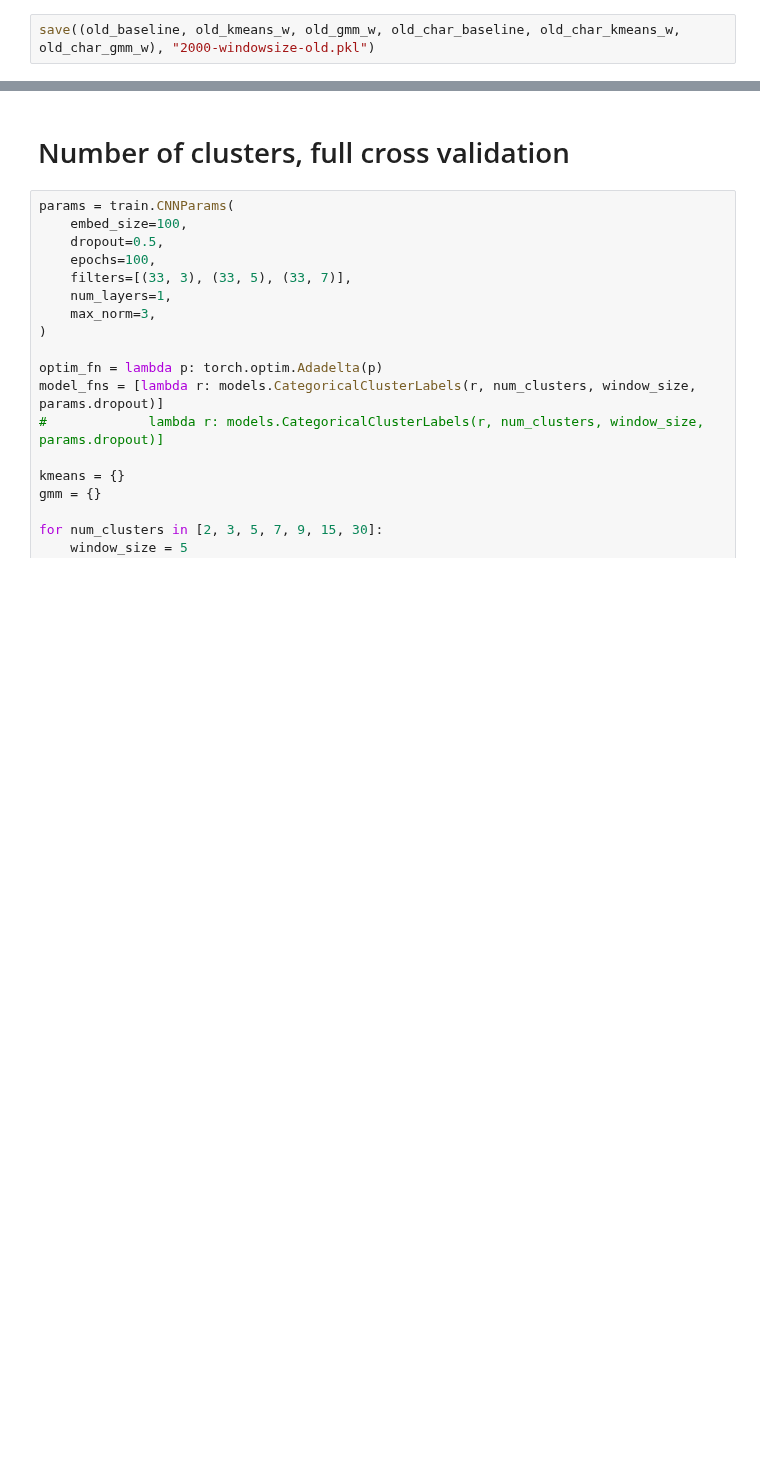
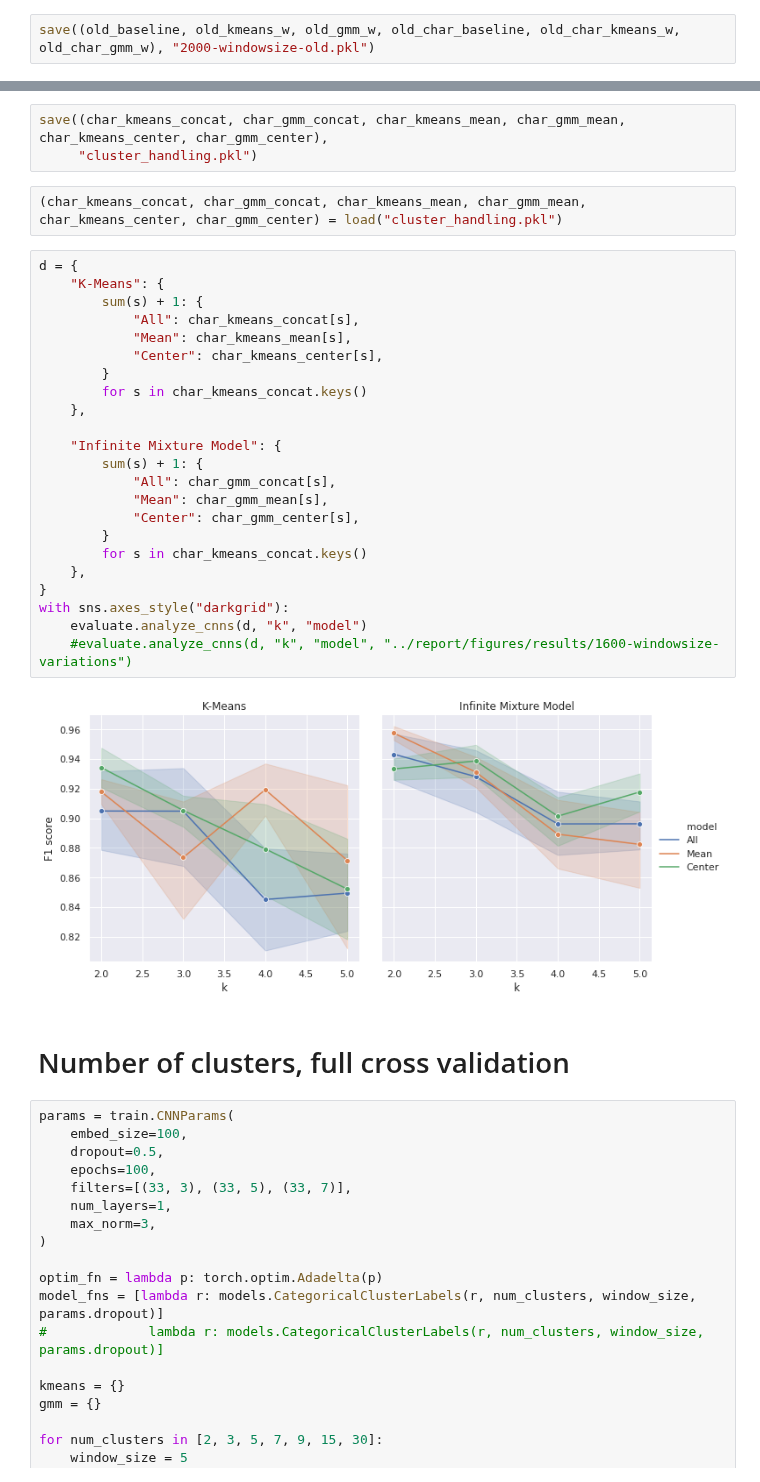
Before and after one commit to maarten990/masterthesis, a Jupyter notebook: charcnn.ipynb, the cells around one changed output, grey strips where cells are left out. Saved outputs shown, nothing was run; the diff lists cells and outputs as text; blank space fills up the shorter version.

```diff
--- a/charcnn.ipynb
+++ b/charcnn.ipynb
@@ -677,3 +457,33 @@ save((old_baseline, old_kmeans_w, old_gmm_w, old_char_baseline, old_char_kmeans_
+# %%
+save((char_kmeans_concat, char_gmm_concat, char_kmeans_mean, char_gmm_mean, char_kmeans_center, char_gmm_center),
+     "cluster_handling.pkl")
+# %%
+(char_kmeans_concat, char_gmm_concat, char_kmeans_mean, char_gmm_mean, char_kmeans_center, char_gmm_center) = load("cluster_handling.pkl")
+# %%
+d = {
+    "K-Means": {
+        sum(s) + 1: {
+            "All": char_kmeans_concat[s],
+            "Mean": char_kmeans_mean[s],
+            "Center": char_kmeans_center[s],
+        }
+        for s in char_kmeans_concat.keys()
+    },
+
+    "Infinite Mixture Model": {
+        sum(s) + 1: {
+            "All": char_gmm_concat[s],
+            "Mean": char_gmm_mean[s],
+            "Center": char_gmm_center[s],
+        }
+        for s in char_kmeans_concat.keys()
+    },
+}
+with sns.axes_style("darkgrid"):
+    evaluate.analyze_cnns(d, "k", "model")
+    #evaluate.analyze_cnns(d, "k", "model", "../report/figures/results/1600-windowsize-variations")
+# %% [output]
+[figure, added]
 # %% [markdown]
 # Number of clusters, full cross validation
 # %%
```
Also changed, not shown: parts of 13 cells of this notebook, 3 other files.
